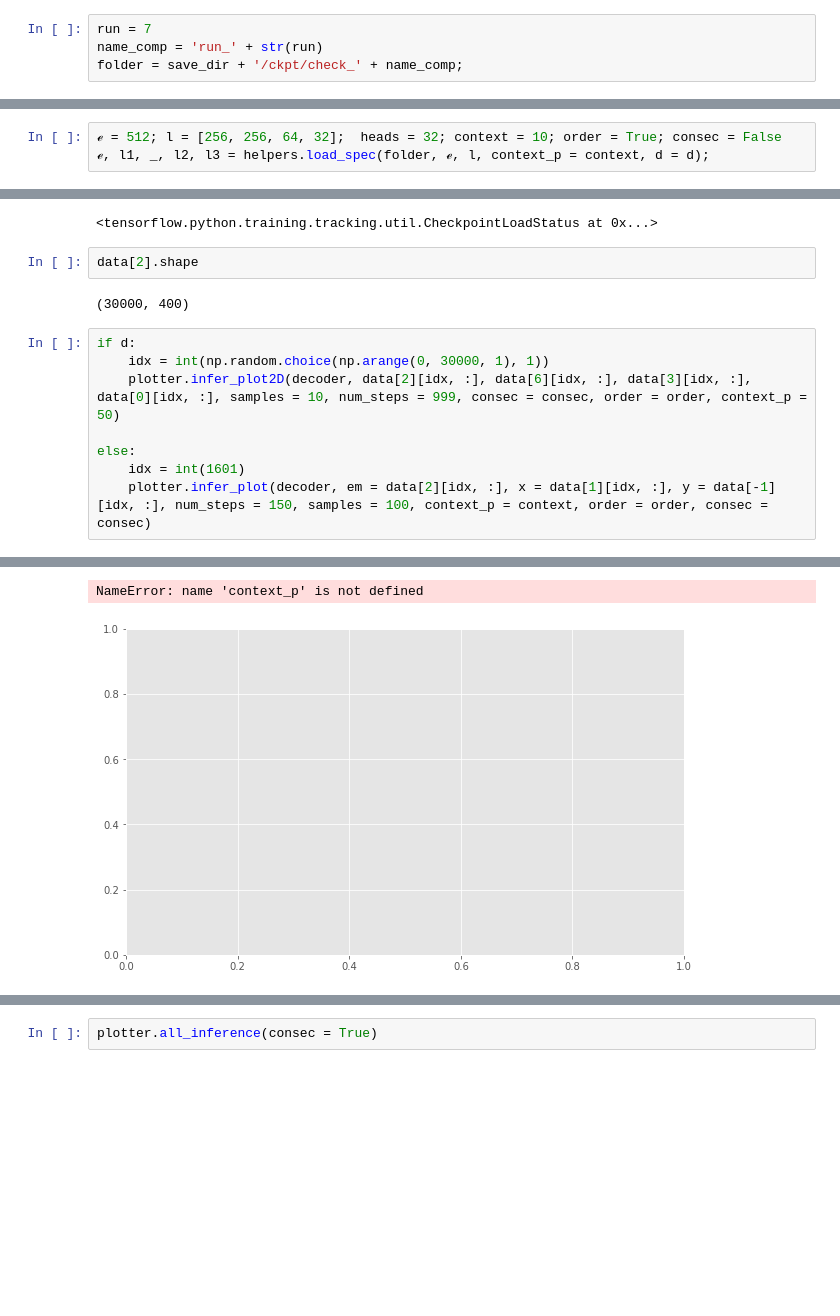
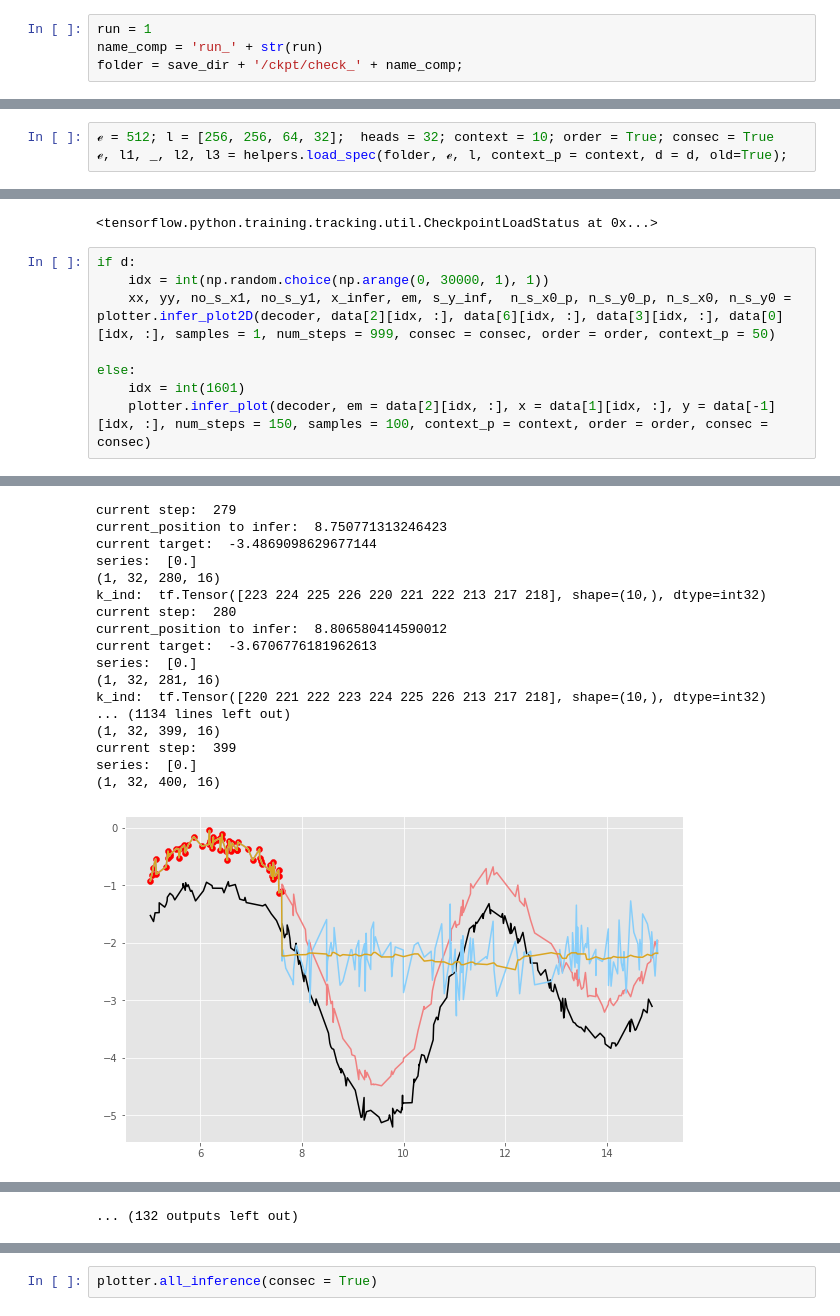
Before and after one commit to oremnirv/attention, a Jupyter notebook: notebooks/UNN_inference.ipynb, the cells around one changed output, grey strips where cells are left out. Drawn from its saved outputs; the diff is of its cells as text; blank space fills up the shorter version.

```diff
--- a/notebooks/UNN_inference.ipynb
+++ b/notebooks/UNN_inference.ipynb
@@ -30,12 +32,12 @@ else:
 # %%
-run = 7
+run = 1
 name_comp = 'run_' + str(run)
 folder = save_dir + '/ckpt/check_' + name_comp;
 # %%
 train_step, test_step, loss_object, train_loss, test_loss, m_tr, m_te = grapher.build_graph()
 # %%
-ℯ = 512; l = [256, 256, 64, 32];  heads = 32; context = 10; order = True; consec = False
-ℯ, l1, _, l2, l3 = helpers.load_spec(folder, ℯ, l, context_p = context, d = d);
+ℯ = 512; l = [256, 256, 64, 32];  heads = 32; context = 10; order = True; consec = True
+ℯ, l1, _, l2, l3 = helpers.load_spec(folder, ℯ, l, context_p = context, d = d, old=True);
 # %%
 if d:
     decoder = experimental2d_model.Decoder(ℯ, l1, l2, l3, num_heads = heads)
@@ -48,14 +50,10 @@ manager = tf.train.CheckpointManager(ckpt, folder, max_to_keep=3)
 ckpt.restore(manager.latest_checkpoint)
 # %% [output]
 <tensorflow.python.training.tracking.util.CheckpointLoadStatus at 0x...>
-# %%
-data[2].shape
-# %% [output]
-(30000, 400)
 # %%
 if d:
     idx = int(np.random.choice(np.arange(0, 30000, 1), 1))
-    plotter.infer_plot2D(decoder, data[2][idx, :], data[6][idx, :], data[3][idx, :], data[0][idx, :], samples = 10, num_steps = 999, consec = consec, order = order, context_p = 50)
+    xx, yy, no_s_x1, no_s_y1, x_infer, em, s_y_inf,  n_s_x0_p, n_s_y0_p, n_s_x0, n_s_y0 = plotter.infer_plot2D(decoder, data[2][idx, :], data[6][idx, :], data[3][idx, :], data[0][idx, :], samples = 1, num_steps = 999, consec = consec, order = order, context_p = 50)
 
 else:
     idx = int(1601)
@@ -66,2 +79,18 @@ context_p:  50
-NameError: name 'context_p' is not defined
+current step:  279
+current_position to infer:  8.750771313246423
+current target:  -3.4869098629677144
+series:  [0.]
+(1, 32, 280, 16)
+k_ind:  tf.Tensor([223 224 225 226 220 221 222 213 217 218], shape=(10,), dtype=int32)
+current step:  280
+current_position to infer:  8.806580414590012
+current target:  -3.6706776181962613
+series:  [0.]
+(1, 32, 281, 16)
+k_ind:  tf.Tensor([220 221 222 223 224 225 226 213 217 218], shape=(10,), dtype=int32)
+... (1134 lines left out)
+(1, 32, 399, 16)
+current step:  399
+series:  [0.]
+(1, 32, 400, 16)
-[figure, old version]
+[figure, new version]
@@ -67,0 +106 @@ NameError: name 'context_p' is not defined
+... (132 outputs left out)
```
Also changed, not shown: parts of 19 cells of this notebook, 8 other files.
